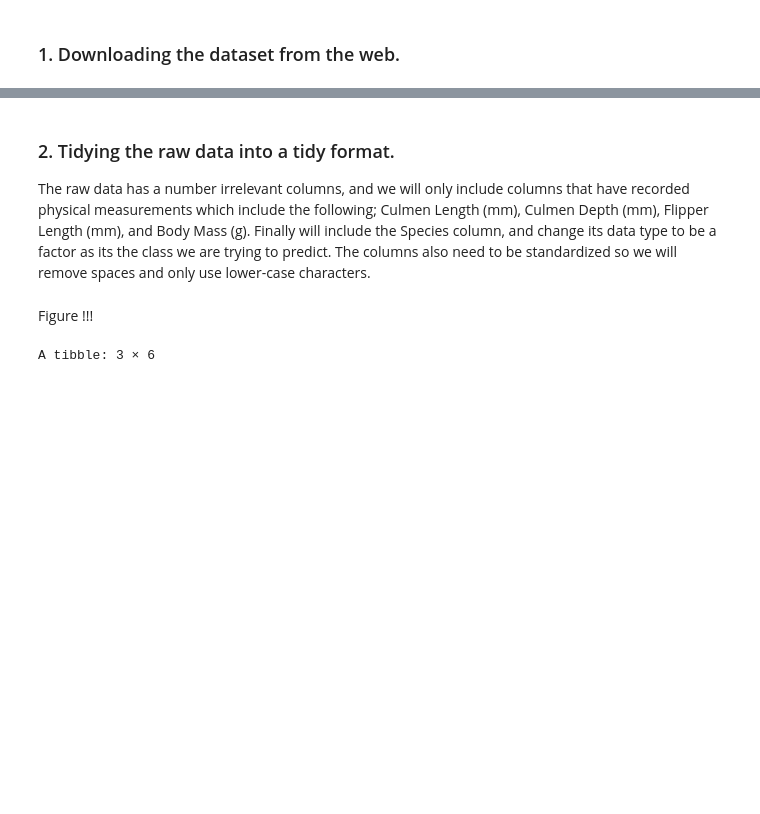
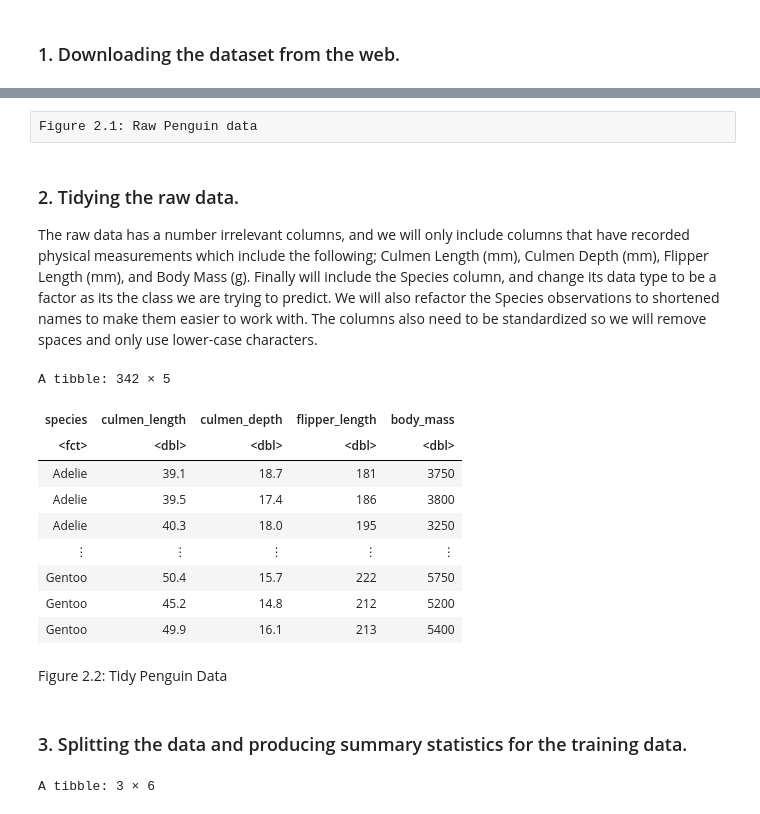
Before and after one commit to matthewsans/DCSI-100-group-project, a Jupyter notebook: Final Final.ipynb, the cells around one changed output, grey strips where cells are left out. Saved outputs shown, nothing was run; the diff lists cells and outputs as text; code cells hidden in the pictures; blank space fills up the shorter version.

```diff
--- a/Final Final.ipynb
+++ b/Final Final.ipynb
@@ -81,38 +88,54 @@ A spec_tbl_df: 344 × 17
 | PAL0910 | 122 | Gentoo penguin (Pygoscelis papua) | Anvers | Biscoe | Adult, 1 Egg Stage | N39A2 | Yes | 11/22/09 | ... |
 | PAL0910 | 123 | Gentoo penguin (Pygoscelis papua) | Anvers | Biscoe | Adult, 1 Egg Stage | N43A1 | Yes | 11/22/09 | ... |
 | PAL0910 | 124 | Gentoo penguin (Pygoscelis papua) | Anvers | Biscoe | Adult, 1 Egg Stage | N43A2 | Yes | 11/22/09 | ... |
+# %% [raw]
+Figure 2.1: Raw Penguin data
 # %% [markdown]
-### 2. Tidying the raw data into a tidy format.
+### 2. Tidying the raw data.
 
-The raw data has a number irrelevant columns, and we will only include columns that have recorded physical measurements which include the following; Culmen Length (mm), Culmen Depth (mm), Flipper Length (mm), and Body Mass (g). Finally will include the Species column, and change its data type to be a factor as its the class we are trying to predict. The columns also need to be standardized so we will remove spaces and only use lower-case characters.
+The raw data has a number irrelevant columns, and we will only include columns that have recorded physical measurements which include the following; Culmen Length (mm), Culmen Depth (mm), Flipper Length (mm), and Body Mass (g). Finally will include the Species column, and change its data type to be a factor as its the class we are trying to predict. We will also refactor the Species observations to shortened names to make them easier to work with. The columns also need to be standardized so we will remove spaces and only use lower-case characters.
 # %%
 #Wrangle and clean data
 names(penguin_data)[13] <- "body_mass"
 names(penguin_data)[2] <- "sample_number"
 names(penguin_data)[3] <- "species"
 names(penguin_data)[10] <- "culmen_length"
 names(penguin_data)[11] <- "culmen_depth"
 names(penguin_data)[12] <- "flipper_length"
 names(penguin_data)[13] <- "body_mass"
 names(penguin_data)[5] <- "island"
 
-penguin_data <- penguin_data %>%
+penguin_data <- penguin_data |>
   mutate(species = fct_recode(species,
                               "Adelie" = "Adelie Penguin (Pygoscelis adeliae)",
                               "Chinstrap" = "Chinstrap penguin (Pygoscelis antarctica)",
                               "Gentoo" = "Gentoo penguin (Pygoscelis papua)"))
 na_penguin <- select(penguin_data, c(species, culmen_length, culmen_depth, flipper_length, body_mass)) |>
     mutate(species = as.factor(species))
 clean_penguin <- select(penguin_data, c(species, culmen_length, culmen_depth, flipper_length, body_mass)) |>
     mutate(species = as.factor(species)) |>
     drop_na()
 #Split data for exploring and training
 set.seed(9876)
 split_penguin <- initial_split(clean_penguin, prop = 0.70, strata = species)
 penguin_training <- training(split_penguin)  # USE FOR DATA VISUALATION/TRAINING
 penguin_testing <- testing(split_penguin)    # DO NOT USE UNTIL FINAL TEST
+clean_penguin
+# %% [output]
+A tibble: 342 × 5
+| species | culmen_length | culmen_depth | flipper_length | body_mass |
+| <fct> | <dbl> | <dbl> | <dbl> | <dbl> |
+| Adelie | 39.1 | 18.7 | 181 | 3750 |
+| Adelie | 39.5 | 17.4 | 186 | 3800 |
+| Adelie | 40.3 | 18.0 | 195 | 3250 |
+| ⋮ | ⋮ | ⋮ | ⋮ | ⋮ |
+| Gentoo | 50.4 | 15.7 | 222 | 5750 |
+| Gentoo | 45.2 | 14.8 | 212 | 5200 |
+| Gentoo | 49.9 | 16.1 | 213 | 5400 |
 # %% [markdown]
-Figure !!!
+Figure 2.2: Tidy Penguin Data
+# %% [markdown]
+### 3. Splitting the data  and producing summary statistics for the training data.
 # %%
 #exploratory data analysis
 penguin_na <- na_penguin |>
```
Also changed, not shown: parts of 8 cells of this notebook.
